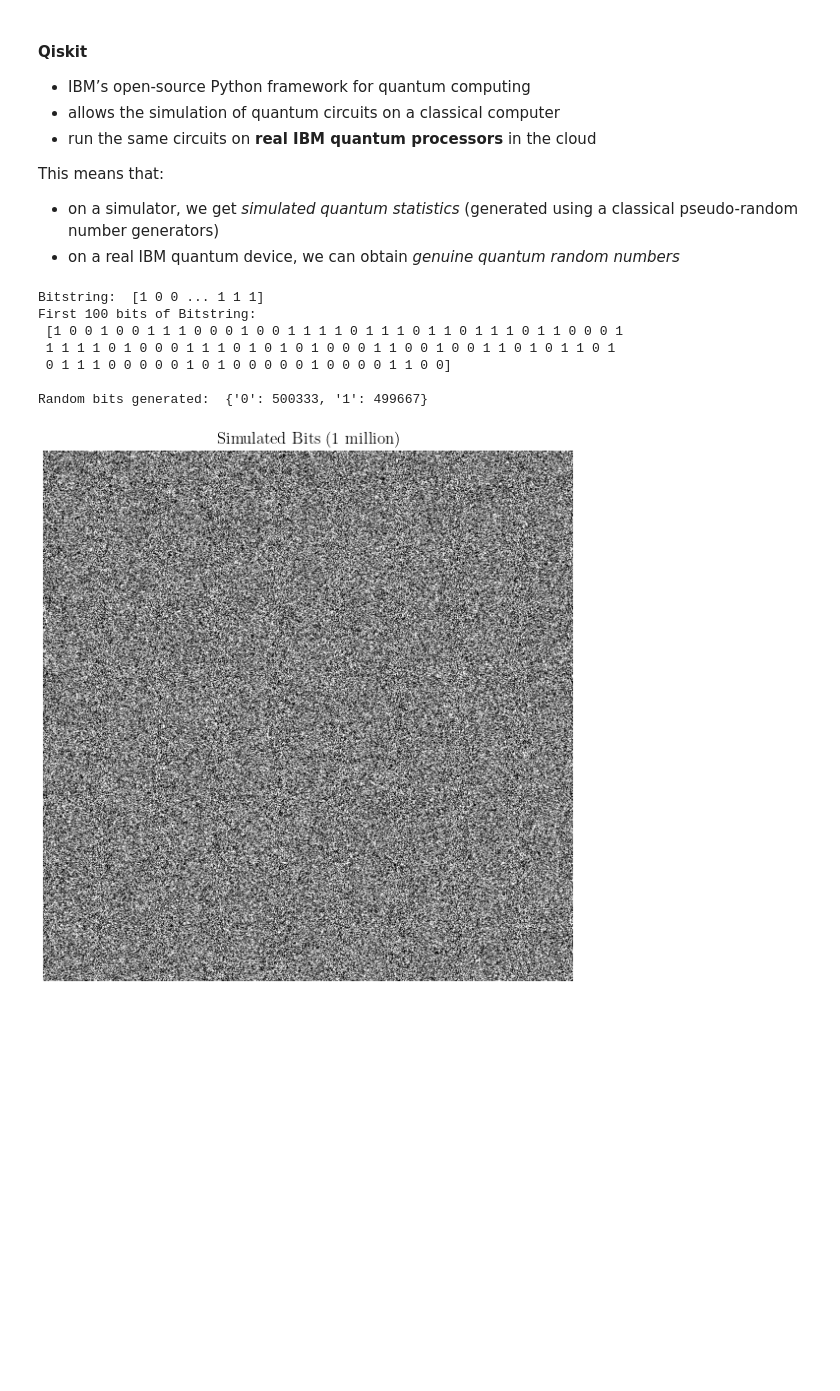
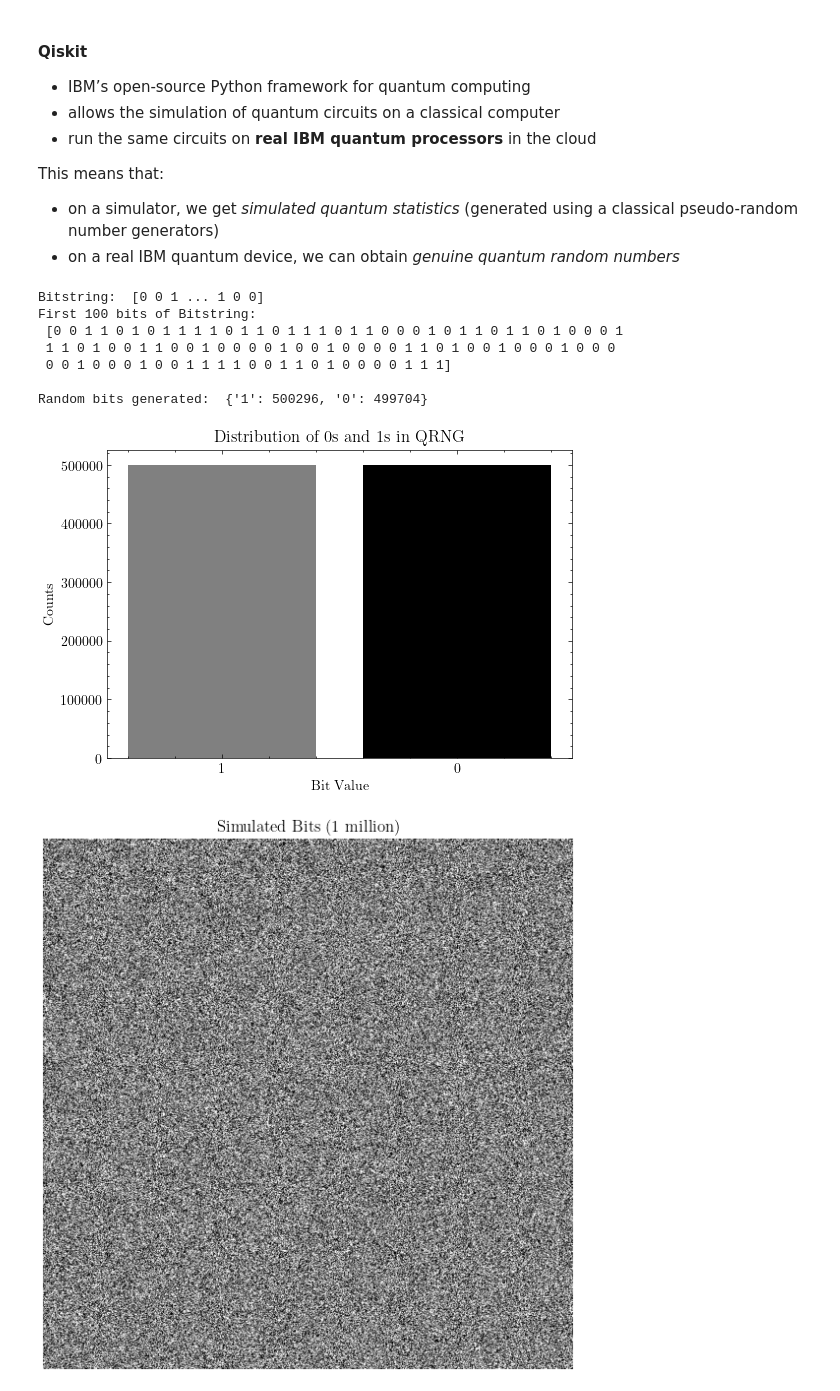
Before and after one commit to MikaelaPpasiou/QRNG, a Jupyter notebook: code/qrng_sim.ipynb, the cells around one changed output. Drawn from its saved outputs; the diff is of its cells as text; code cells hidden in the pictures; blank space fills up the shorter version.

```diff
--- a/code/qrng_sim.ipynb
+++ b/code/qrng_sim.ipynb
@@ -46,26 +46,34 @@ plt.style.use('science')
 # %%
 qc = QuantumCircuit(1, 1)
 qc.h(0)
 qc.measure(0, 0)
 #print(qc.draw())
 
 backend = AerSimulator()
 transpiled_qc = transpile(qc, backend)
 job = backend.run(transpiled_qc, shots=1000000, memory=True)
 result = job.result()
 bitstring = np.array(result.get_memory(), dtype=np.uint8)
 print('Bitstring: ', bitstring)
 print('First 100 bits of Bitstring: \n', bitstring[:100])
 
 counts = result.get_counts()
 print()
 print('Random bits generated: ', counts)
+
+plt.figure(figsize=(6,4))
+plt.bar(counts.keys(), counts.values(), color=['gray', 'black'])
+plt.xlabel('Bit Value')
+plt.ylabel('Counts')
+plt.title('Distribution of 0s and 1s in QRNG')
+plt.show()
 # %% [output]
-Bitstring:  [1 0 0 ... 1 1 1]
+Bitstring:  [0 0 1 ... 1 0 0]
 First 100 bits of Bitstring:
- [1 0 0 1 0 0 1 1 1 0 0 0 1 0 0 1 1 1 1 0 1 1 1 0 1 1 0 1 1 1 0 1 1 0 0 0 1
- 1 1 1 1 0 1 0 0 0 1 1 1 0 1 0 1 0 1 0 0 0 1 1 0 0 1 0 0 1 1 0 1 0 1 1 0 1
- 0 1 1 1 0 0 0 0 0 1 0 1 0 0 0 0 0 1 0 0 0 0 1 1 0 0]
+ [0 0 1 1 0 1 0 1 1 1 1 0 1 1 0 1 1 1 0 1 1 0 0 0 1 0 1 1 0 1 1 0 1 0 0 0 1
+ 1 1 0 1 0 0 1 1 0 0 1 0 0 0 0 1 0 0 1 0 0 0 0 1 1 0 1 0 0 1 0 0 0 1 0 0 0
+ 0 0 1 0 0 0 1 0 0 1 1 1 1 0 0 1 1 0 1 0 0 0 0 1 1 1]
 
-Random bits generated:  {'0': 500333, '1': 499667}
+Random bits generated:  {'1': 500296, '0': 499704}
+[figure, added]
 # %%
```
Also changed, not shown: parts of 3 cells of this notebook, 2 other files.
